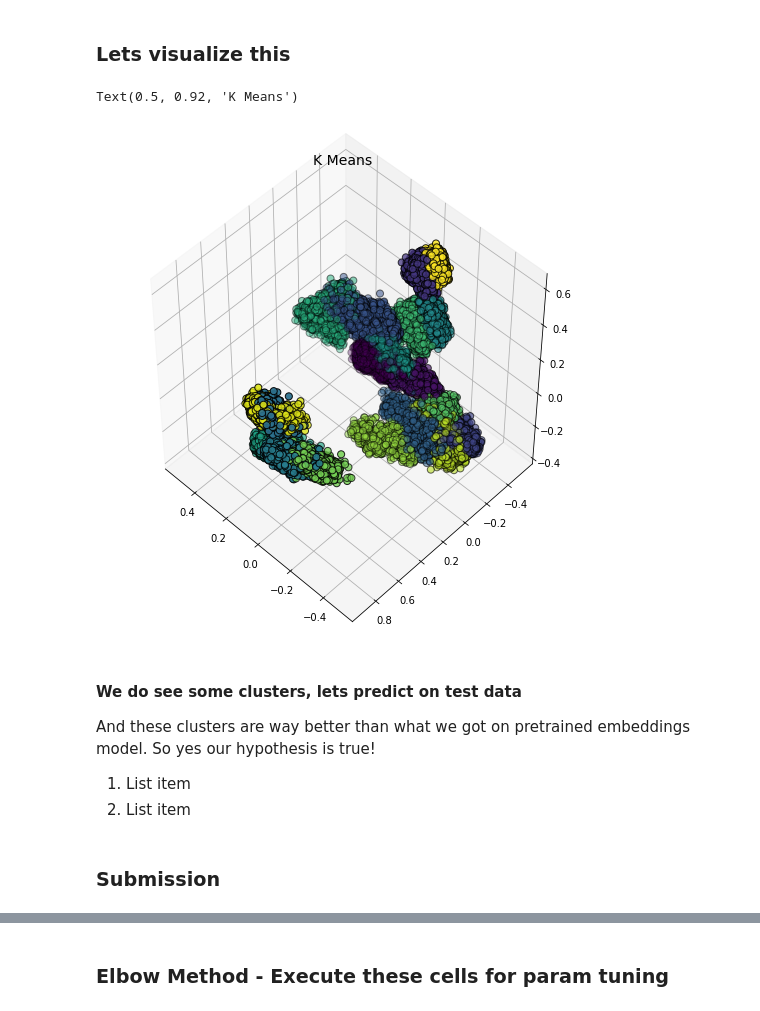
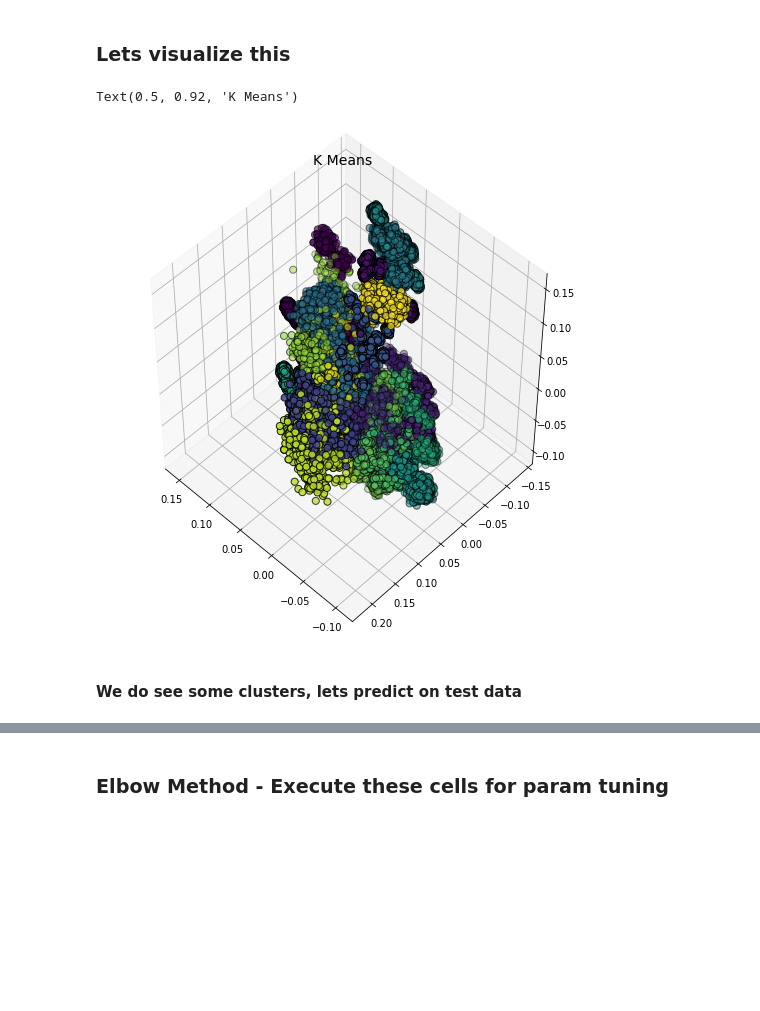
Before and after one commit to vishaldhull09/GS-loggings, a Jupyter notebook: Final_Code_transfer_learning.ipynb, the cells around one changed output, grey strips where cells are left out. Cells and saved outputs as stored; diff of their text form; code cells hidden in the pictures; blank space fills up the shorter version.

```diff
--- a/Final_Code_transfer_learning.ipynb
+++ b/Final_Code_transfer_learning.ipynb
@@ -75,2 +114,2 @@ train = preprocess(data)
 # %%
-test_public = preprocess(data_test_public)
+test = preprocess(data_test_public)
@@ -209,12 +214,9 @@ import logging
 These embeddings need to be downloaded in your local machine, and then can be loaded to transform your document into numeric data
 # %%
 from gensim.models import Word2Vec
-# using pretrained model
-# wv = gensim.models.KeyedVectors.load_word2vec_format("/content/drive/My Drive/Hate_Speech_Detection_git/GoogleNews-vectors-negative300.bin.gz", binary=True)
-# you might need to download these embeddings, and change the path above. As I have already placed it in my drive
+# pretrained model
 
-# using transfer learing model
-wv = gensim.models.KeyedVectors.load_word2vec_format("model_transfer_learning_w2v.txt", binary=False)
+wv = gensim.models.KeyedVectors.load_word2vec_format("trained_model.txt", binary=False)
 
 # uncomment the model which u wish to use
 wv.init_sims(replace=True)
@@ -259,11 +259,9 @@ def w2v_tokenize_text(text):
 
 
 import nltk
-nltk.download('punkt')
 
-train_w2v, test_w2v, test_private_w2v = train, test_public, test_private
+train_w2v, test_w2v = train1, test
 
-test_tokenized_private = test_private_w2v.apply(lambda r: w2v_tokenize_text(r)).values
 
 test_tokenized = test_w2v.apply(lambda r: w2v_tokenize_text(r)).values
 
@@ -274,5 +272,3 @@ train_tokenized = train_w2v.apply(lambda r: w2v_tokenize_text(r)).values
 X_train_word_average = word_averaging_list(wv,train_tokenized)
 
 X_test_word_average = word_averaging_list(wv,test_tokenized)
-
-X_test_private_word_average = word_averaging_list(wv,test_tokenized_private)
@@ -302,9 +293,9 @@ pca_x_v_private =  np.concatenate([x_v_private,pca.transform(X_test_private_word
 #### K-Means Clustering
 # %%
 from sklearn.cluster import KMeans
-km = KMeans(n_clusters=20,max_iter=150)
-# km.fit(x_t)
-km.fit(pca_x)
+km = KMeans(n_clusters=20,max_iter=150,init='k-means++')
+km.fit(x_t)
+#km.fit(pca_x)
 # %% [output]
 KMeans(algorithm='auto', copy_x=True, init='k-means++', max_iter=150,
        n_clusters=20, n_init=10, n_jobs=None, precompute_distances='auto',
@@ -338,19 +328,14 @@ from mpl_toolkits.mplot3d import Axes3D
 %matplotlib inline
 # %%
 #Plotting
+X=x_t
 fig = plt.figure(1, figsize=(7,7))
 ax = Axes3D(fig, rect=[0, 0, 0.95, 1], elev=48, azim=134)
 ax.scatter3D(X[:, 2], X[:, 0], X[:, 1],
           c=labels.astype(np.float), edgecolor="k", s=50)
 plt.title("K Means", fontsize=14)
 # %% [output]
 Text(0.5, 0.92, 'K Means')
-[figure, old version]
+[figure, new version]
 # %% [markdown]
 #### We do see some clusters, lets predict on test data
-And these clusters are way better than what we got on pretrained embeddings model. So yes our hypothesis is true!
-
-1.   List item
-2.   List item
-# %% [markdown]
-### Submission
```
Also changed, not shown: parts of 58 cells of this notebook.
